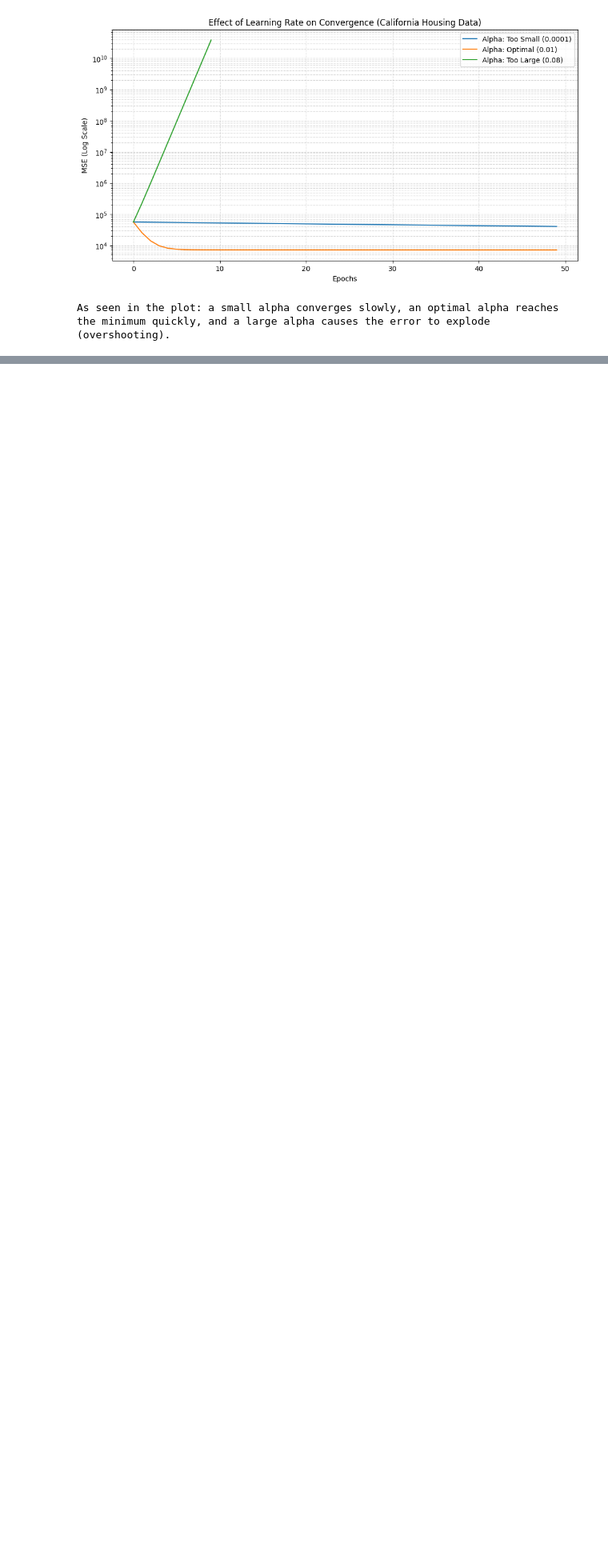
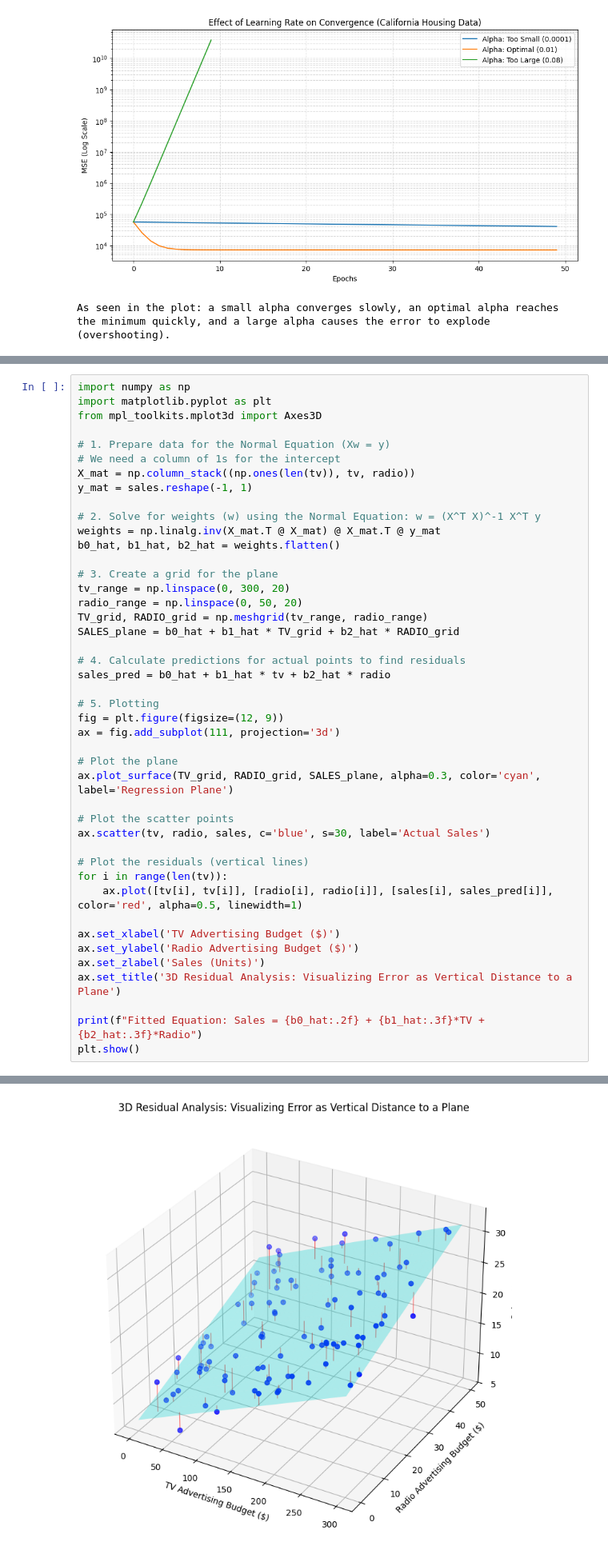
Before and after one commit to saiDan77/nn-from-scratch, a Jupyter notebook: linearReg.ipynb, the cells around one changed output, grey strips where cells are left out. Shown at 80% size. Saved outputs shown, nothing was run; the diff lists cells and outputs as text; blank space fills up the shorter version.

```diff
--- a/linearReg.ipynb
+++ b/linearReg.ipynb
@@ -984,0 +1058,45 @@ As seen in the plot: a small alpha converges slowly, an optimal alpha reaches th
+# %%
+import numpy as np
+import matplotlib.pyplot as plt
+from mpl_toolkits.mplot3d import Axes3D
+
+# 1. Prepare data for the Normal Equation (Xw = y)
+# We need a column of 1s for the intercept
+X_mat = np.column_stack((np.ones(len(tv)), tv, radio))
+y_mat = sales.reshape(-1, 1)
+
+# 2. Solve for weights (w) using the Normal Equation: w = (X^T X)^-1 X^T y
+weights = np.linalg.inv(X_mat.T @ X_mat) @ X_mat.T @ y_mat
+b0_hat, b1_hat, b2_hat = weights.flatten()
+
+# 3. Create a grid for the plane
+tv_range = np.linspace(0, 300, 20)
+radio_range = np.linspace(0, 50, 20)
+TV_grid, RADIO_grid = np.meshgrid(tv_range, radio_range)
+SALES_plane = b0_hat + b1_hat * TV_grid + b2_hat * RADIO_grid
+
+# 4. Calculate predictions for actual points to find residuals
+sales_pred = b0_hat + b1_hat * tv + b2_hat * radio
+
+# 5. Plotting
+fig = plt.figure(figsize=(12, 9))
+ax = fig.add_subplot(111, projection='3d')
+
+# Plot the plane
+ax.plot_surface(TV_grid, RADIO_grid, SALES_plane, alpha=0.3, color='cyan', label='Regression Plane')
+
+# Plot the scatter points
+ax.scatter(tv, radio, sales, c='blue', s=30, label='Actual Sales')
+
+# Plot the residuals (vertical lines)
+for i in range(len(tv)):
+    ax.plot([tv[i], tv[i]], [radio[i], radio[i]], [sales[i], sales_pred[i]], color='red', alpha=0.5, linewidth=1)
+
+ax.set_xlabel('TV Advertising Budget ($)')
+ax.set_ylabel('Radio Advertising Budget ($)')
+ax.set_zlabel('Sales (Units)')
+ax.set_title('3D Residual Analysis: Visualizing Error as Vertical Distance to a Plane')
+
+print(f"Fitted Equation: Sales = {b0_hat:.2f} + {b1_hat:.3f}*TV + {b2_hat:.3f}*Radio")
+plt.show()
+# %% [output]
@@ -984,0 +1104 @@ As seen in the plot: a small alpha converges slowly, an optimal alpha reaches th
+[figure, added]
```
Also changed, not shown: parts of 56 cells of this notebook.
